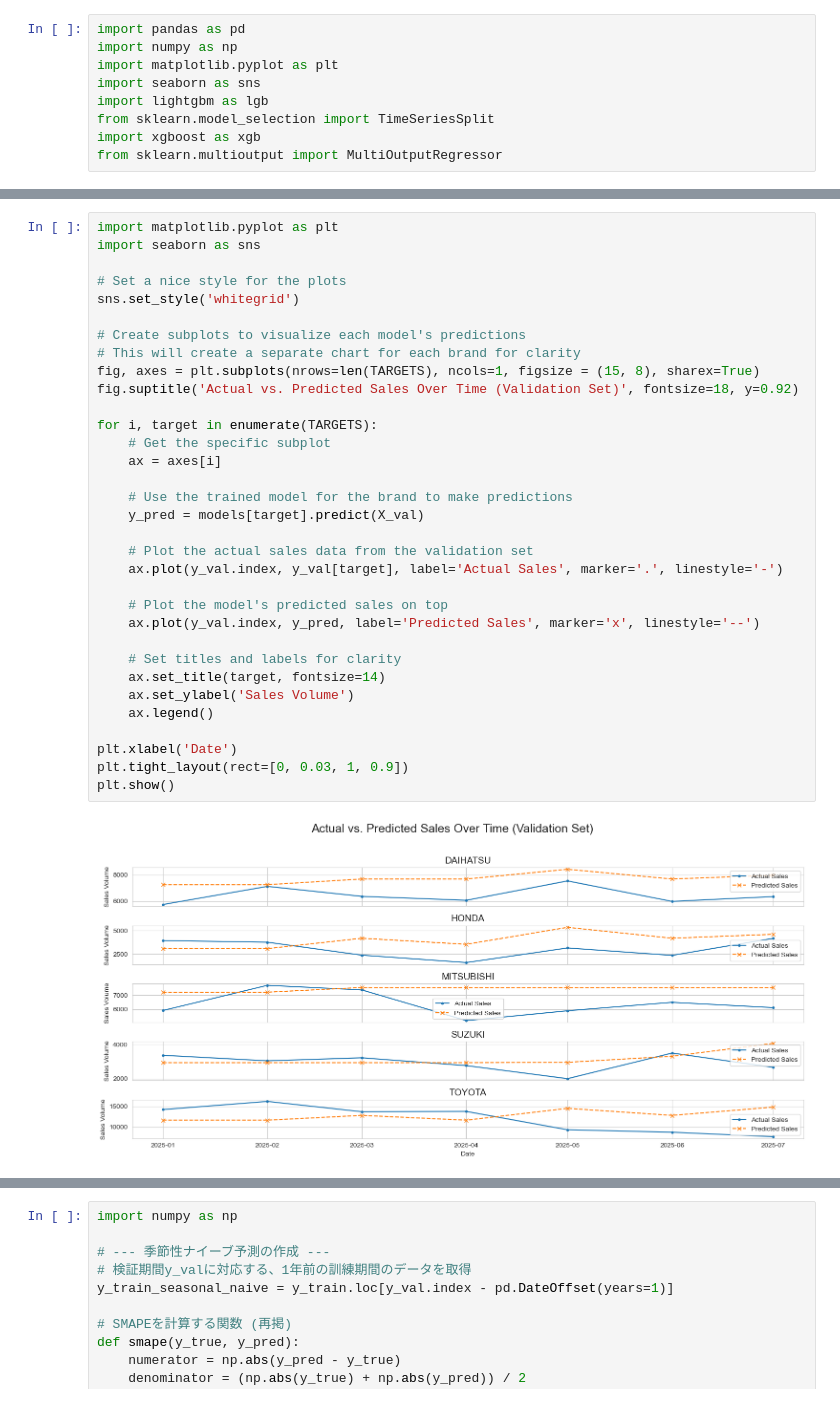
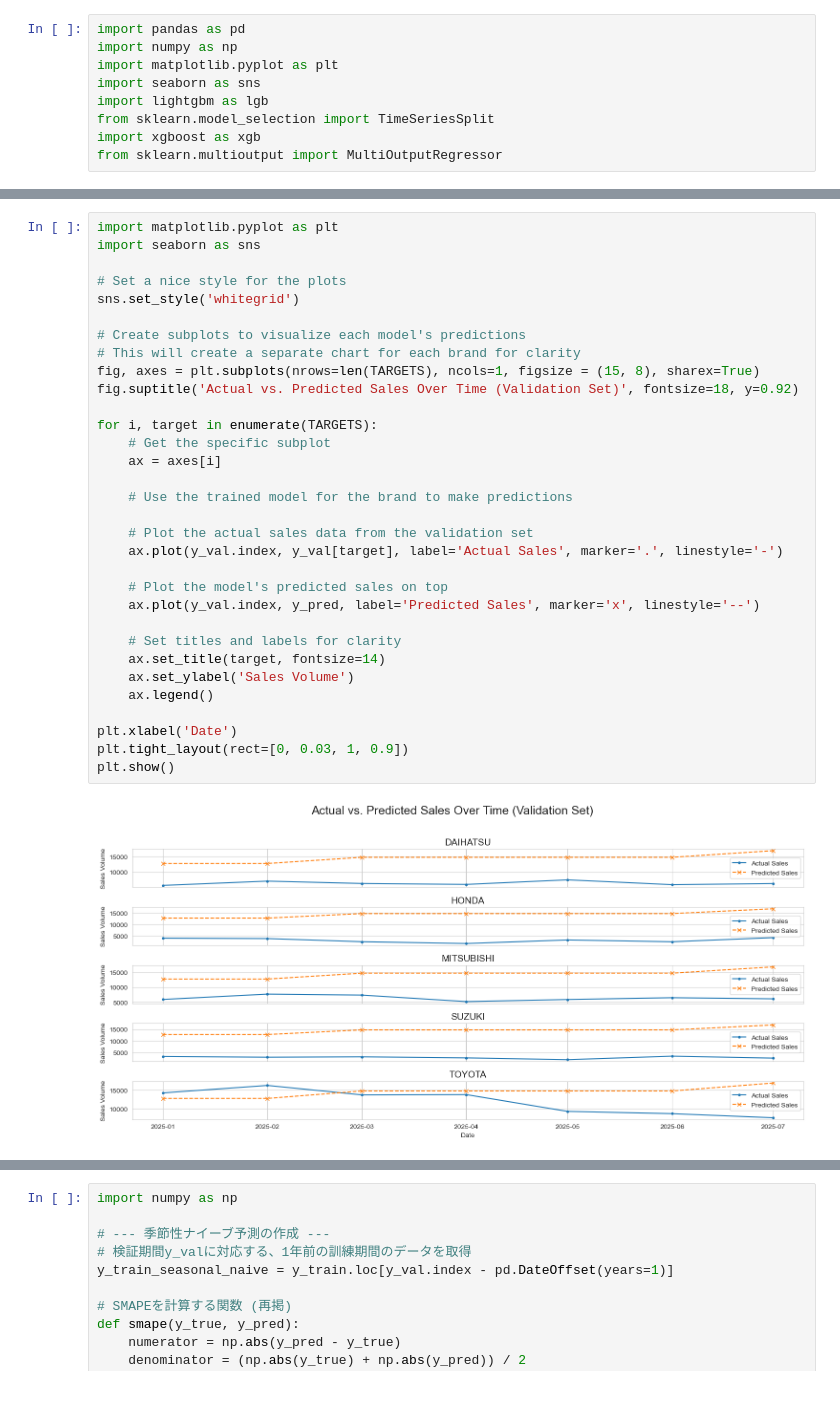
Before and after one commit to Kyoronginus/pedas_2025, a Jupyter notebook: 10 - lightgbm, independently trained.ipynb, the cells around one changed output, grey strips where cells are left out. Saved outputs shown, nothing was run; the diff lists cells and outputs as text.

```diff
--- a/10 - lightgbm, independently trained.ipynb
+++ b/10 - lightgbm, independently trained.ipynb
@@ -243,35 +221,34 @@ import seaborn as sns
 
 # Set a nice style for the plots
 sns.set_style('whitegrid')
 
 # Create subplots to visualize each model's predictions
 # This will create a separate chart for each brand for clarity
 fig, axes = plt.subplots(nrows=len(TARGETS), ncols=1, figsize = (15, 8), sharex=True)
 fig.suptitle('Actual vs. Predicted Sales Over Time (Validation Set)', fontsize=18, y=0.92)
 
 for i, target in enumerate(TARGETS):
     # Get the specific subplot
     ax = axes[i]
 
     # Use the trained model for the brand to make predictions
-    y_pred = models[target].predict(X_val)
 
     # Plot the actual sales data from the validation set
     ax.plot(y_val.index, y_val[target], label='Actual Sales', marker='.', linestyle='-')
 
     # Plot the model's predicted sales on top
     ax.plot(y_val.index, y_pred, label='Predicted Sales', marker='x', linestyle='--')
 
     # Set titles and labels for clarity
     ax.set_title(target, fontsize=14)
     ax.set_ylabel('Sales Volume')
     ax.legend()
 
 plt.xlabel('Date')
 plt.tight_layout(rect=[0, 0.03, 1, 0.9])
 plt.show()
 # %% [output]
-[figure, old version]
+[figure, new version]
 # %%
 import matplotlib.pyplot as plt
 import seaborn as sns
```
Also changed, not shown: parts of 7 cells of this notebook, 3 other files.
